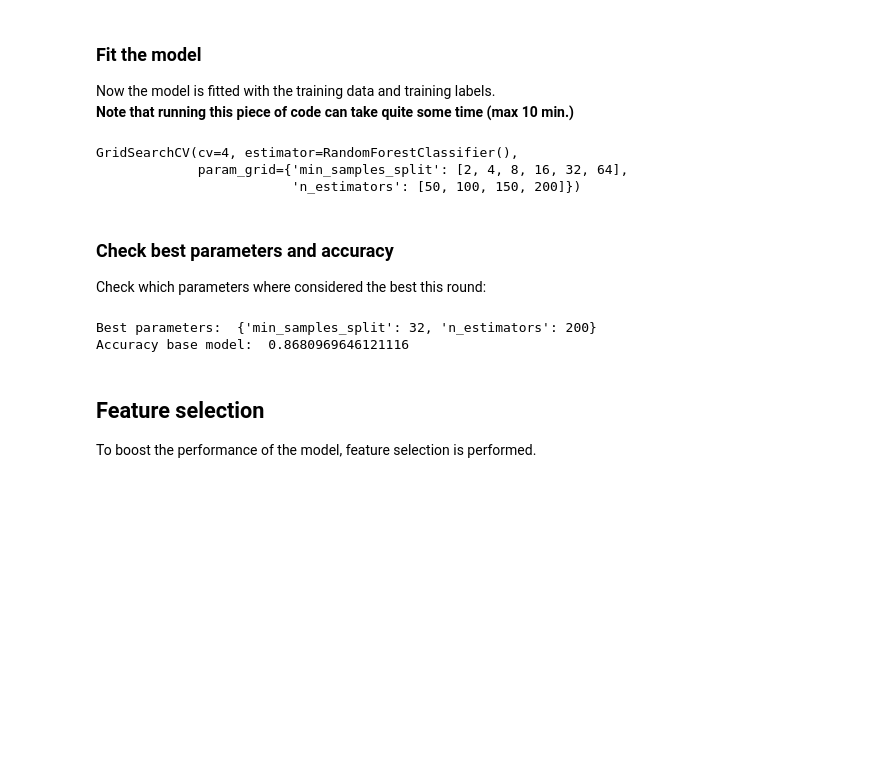
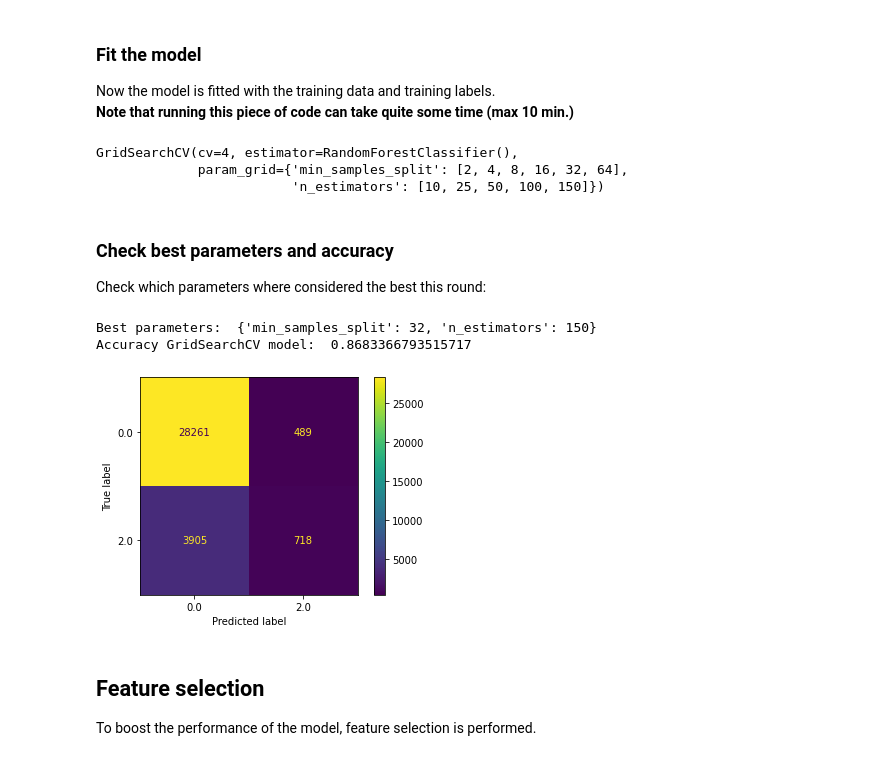
Before and after one commit to SleepingSamael/VU_ML_2022_group_77, a Jupyter notebook: RandomForest_Attempt_1.ipynb, the cells around one changed output. Cells and saved outputs as stored; diff of their text form; code cells hidden in the pictures; blank space fills up the shorter version.

```diff
--- a/RandomForest_Attempt_1.ipynb
+++ b/RandomForest_Attempt_1.ipynb
@@ -60,7 +96,7 @@ Initial search for the right parameters on the internet resulted into the use of
 <b> * Please note that using as many default parameters as possible significantly reduces the training time, which is already quite long for the RF algorithm </b>
 # %%
 # Number of trees in the random forest
-n_estimators = [50, 100, 150, 200]
+n_estimators = [10, 25, 50, 100, 150]
 
 # Minimum no. of samples that need to be positive to create a new node split.
 min_samples_split = [2, 4, 8, 16, 32, 64]
@@ -82,20 +118,22 @@ cv_model.fit(training_data, training_labels)
 # %% [output]
 GridSearchCV(cv=4, estimator=RandomForestClassifier(),
              param_grid={'min_samples_split': [2, 4, 8, 16, 32, 64],
-                         'n_estimators': [50, 100, 150, 200]})
+                         'n_estimators': [10, 25, 50, 100, 150]})
 # %% [markdown]
 ### <b> Check best parameters and accuracy</b>
 Check which parameters where considered the best this round:
 # %%
 # Print out the best parameters according to GridSearchCV
 print("Best parameters: ", cv_model.best_params_)
 
 # Determine accuracy of model based on validation set
 pred_cv_model = cv_model.predict(validation_data)
 print("Accuracy GridSearchCV model: ", accuracy_score(validation_labels, pred_cv_model))
 
-# Pickle model
-# pickle.dump(cv_model, open("RF_cv_model.p","wb"))
+# Plot confusion matrix
+plot_confusion_matrix(cv_model, validation_data, validation_labels)
+plt.show()
 # %% [output]
-Best parameters:  {'min_samples_split': 32, 'n_estimators': 200}
-Accuracy base model:  0.8680969646121116
+Best parameters:  {'min_samples_split': 32, 'n_estimators': 150}
+Accuracy GridSearchCV model:  0.8683366793515717
+[figure, added]
```
Also changed, not shown: parts of 14 cells of this notebook.
